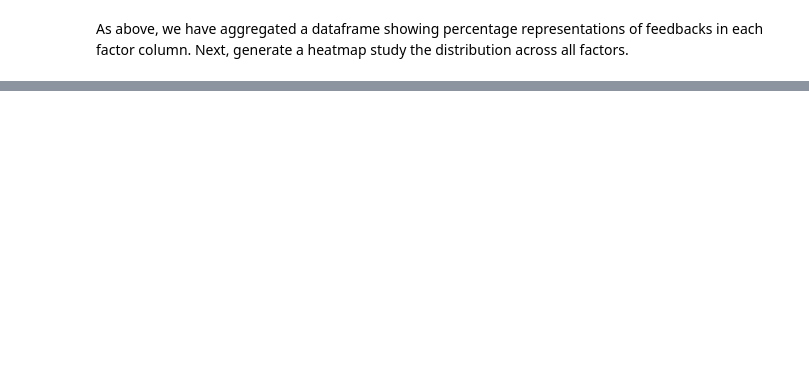
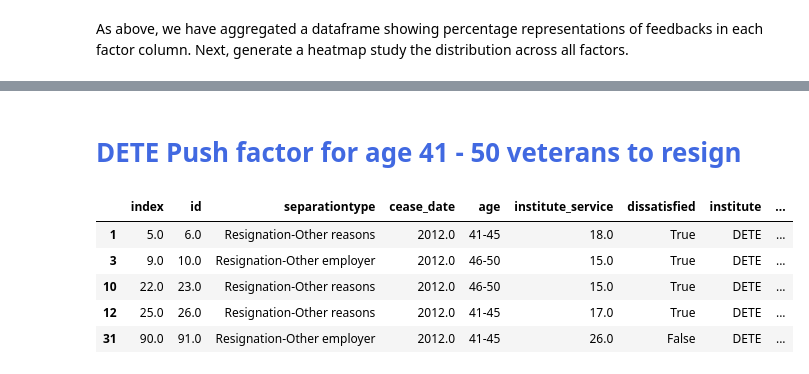
Before and after one commit to yanchooy/exitsurvey, a Jupyter notebook: exit survey.ipynb, the cells around one changed output, grey strips where cells are left out. Saved outputs shown, nothing was run; the diff lists cells and outputs as text; code cells hidden in the pictures; blank space fills up the shorter version.

```diff
--- a/exit survey.ipynb
+++ b/exit survey.ipynb
@@ -1081,2 +1093,16 @@ From the chart above, we can see that:
 
 * The factors surrounding `1_leadership_vision`, `12_issue_efficient_resolved`, `8_management_support_team` and `6_recognition` all at about 25% also support a background story that the lack of leadership management/direction may be the reason why employees who have worked there for a long time are feeling underappreciated. The management may need to look into these gaps in order to retain experienced talents.
+# %% [markdown]
+# <font color='royalblue'>DETE Push factor for age 41 - 50 veterans to resign</font>
+# %%
+dete_age_service = combined_updated_age[(combined_updated_age['age_cat']== '41 - 50')
+                                        & (combined_updated_age['service_cat']== 'Veteran')
+                                        & (combined_updated_age['institute']== 'DETE')]
+dete_age_service.head()
+# %% [output]
+|  | index | id | separationtype | cease_date | age | institute_service | dissatisfied | institute | ... |
+| 1 | 5.0 | 6.0 | Resignation-Other reasons | 2012.0 | 41-45 | 18.0 | True | DETE | ... |
+| 3 | 9.0 | 10.0 | Resignation-Other employer | 2012.0 | 46-50 | 15.0 | True | DETE | ... |
+| 10 | 22.0 | 23.0 | Resignation-Other reasons | 2012.0 | 46-50 | 15.0 | True | DETE | ... |
+| 12 | 25.0 | 26.0 | Resignation-Other reasons | 2012.0 | 41-45 | 17.0 | True | DETE | ... |
+| 31 | 90.0 | 91.0 | Resignation-Other employer | 2012.0 | 41-45 | 26.0 | False | DETE | ... |
```
Also changed, not shown: parts of 12 cells of this notebook.
